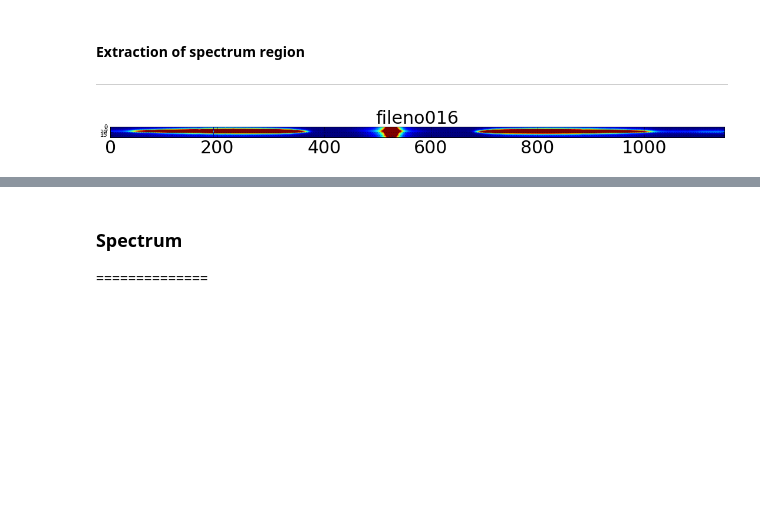
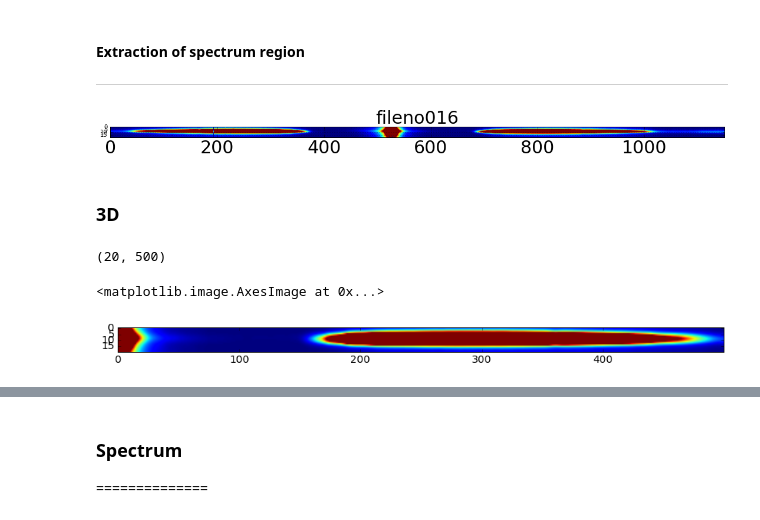
Before and after one commit to sylvielsstfr/CTIOAna2016, a Jupyter notebook: notebooks/FirstSpectrum_fileno016.ipynb, the cells around one changed output, grey strips where cells are left out. Saved outputs shown, nothing was run; the diff lists cells and outputs as text; code cells hidden in the pictures; blank space fills up the shorter version.

```diff
--- a/notebooks/FirstSpectrum_fileno016.ipynb
+++ b/notebooks/FirstSpectrum_fileno016.ipynb
@@ -396,3 +400,15 @@ plt.title(object_name,fontsize=30)
 plt.tight_layout()
 # %% [output]
 [figure]
+# %% [markdown]
+### 3D
+# %%
+img=np.copy(spectraregionav)
+img=img[:,525:1025]
+data_array = ndimage.filters.gaussian_filter(img, 2, mode='nearest')
+x_data, y_data = np.meshgrid( np.arange(data_array.shape[1]),
+                              np.arange(data_array.shape[0]) )
+# %%
+data_array.shape
+# %% [output]
+(20, 500)
@@ -398,0 +417,6 @@ plt.tight_layout()
+# %%
+fig, ax = plt.subplots(figsize=(15, 10))
+ax.imshow(data_array,vmin=0,vmax=50.)
+# %% [output]
+<matplotlib.image.AxesImage at 0x...>
+[figure, added]
```
Also changed, not shown: parts of 30 cells of this notebook.
